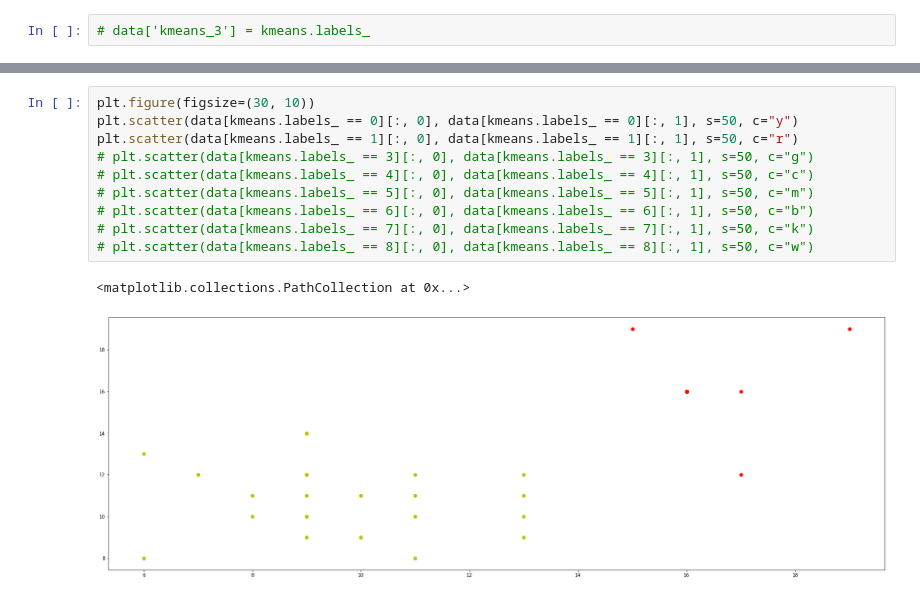
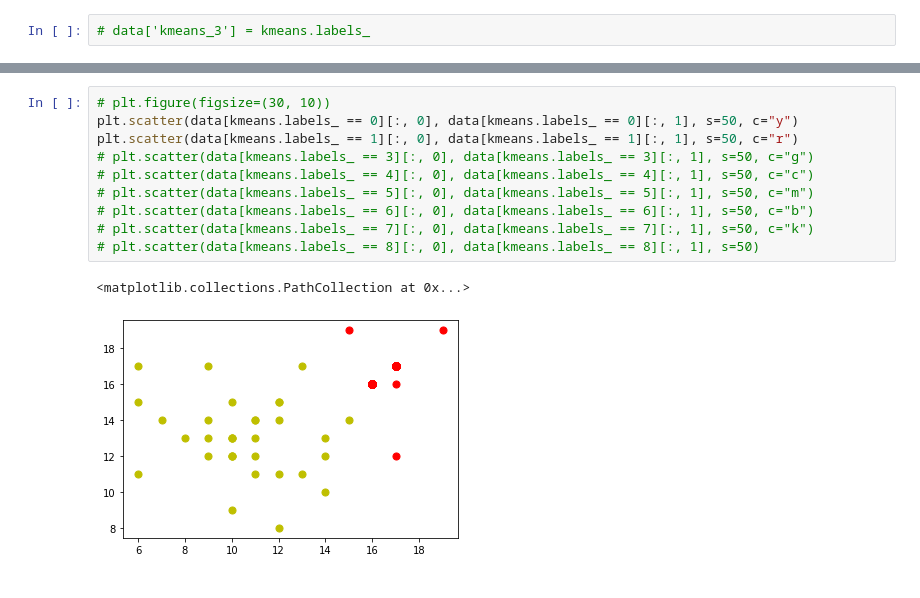
Before and after one commit to PapaBaGAYE/PAS_Challenge_SDA, a Jupyter notebook: Clustering.ipynb, the cells around one changed output, grey strips where cells are left out. Saved outputs shown, nothing was run; the diff lists cells and outputs as text.

```diff
--- a/Clustering.ipynb
+++ b/Clustering.ipynb
@@ -91,16 +91,16 @@ Indi : [10. 17. 12.  9.  9. 16. 13.], Moy : 12.58
 # %%
-plt.figure(figsize=(30, 10))
+# plt.figure(figsize=(30, 10))
 plt.scatter(data[kmeans.labels_ == 0][:, 0], data[kmeans.labels_ == 0][:, 1], s=50, c="y")
 plt.scatter(data[kmeans.labels_ == 1][:, 0], data[kmeans.labels_ == 1][:, 1], s=50, c="r")
 # plt.scatter(data[kmeans.labels_ == 3][:, 0], data[kmeans.labels_ == 3][:, 1], s=50, c="g")
 # plt.scatter(data[kmeans.labels_ == 4][:, 0], data[kmeans.labels_ == 4][:, 1], s=50, c="c")
 # plt.scatter(data[kmeans.labels_ == 5][:, 0], data[kmeans.labels_ == 5][:, 1], s=50, c="m")
 # plt.scatter(data[kmeans.labels_ == 6][:, 0], data[kmeans.labels_ == 6][:, 1], s=50, c="b")
 # plt.scatter(data[kmeans.labels_ == 7][:, 0], data[kmeans.labels_ == 7][:, 1], s=50, c="k")
-# plt.scatter(data[kmeans.labels_ == 8][:, 0], data[kmeans.labels_ == 8][:, 1], s=50, c="w")
+# plt.scatter(data[kmeans.labels_ == 8][:, 0], data[kmeans.labels_ == 8][:, 1], s=50)
 # %% [output]
 <matplotlib.collections.PathCollection at 0x...>
-[figure, old version]
+[figure, new version]
 # %%
 kmeans.predict([[12, 16, 11, 11, 12, 14, 17, 14.15]])
 # %% [output]
```
Also changed, not shown: parts of 4 cells of this notebook.
